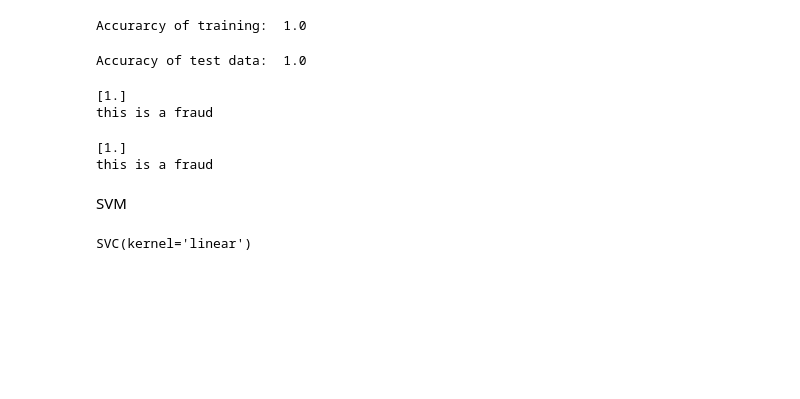
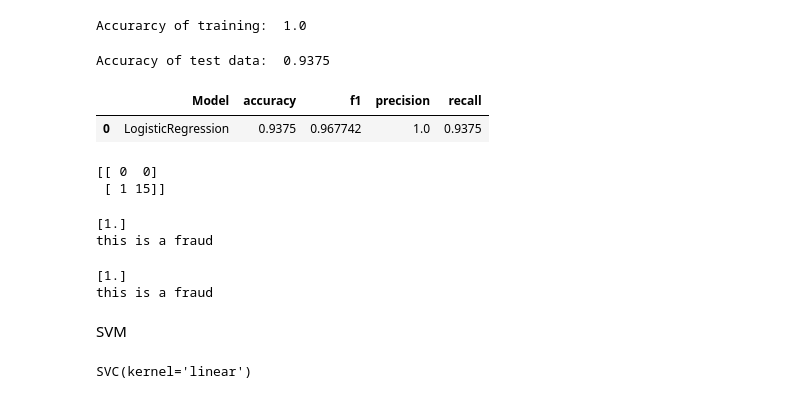
Before and after one commit to Manisha868/Codesoft, a Jupyter notebook: Task2creditcard.ipynb, the cells around one changed output. Cells and saved outputs as stored; diff of their text form; code cells hidden in the pictures; blank space fills up the shorter version.

```diff
--- a/Task2creditcard.ipynb
+++ b/Task2creditcard.ipynb
@@ -195,7 +210,7 @@ dtype: int64
 Y=new_data['Class']
 X=new_data.drop(['Class'], axis=1)
 # %%
-X_train, X_test, Y_train,Y_test= train_test_split(X,Y, random_state=2, test_size=2 , stratify=Y)
+X_train, X_test, Y_train,Y_test= train_test_split(X,Y, random_state=4, test_size=0.2 , stratify=Y)
 # %%
 print(X.shape, X_train.shape, X_test.shape)
 # %% [output]
@@ -207 +222,10 @@ print(Y.shape, Y_train.shape, Y_test.shape)
+# %%
+# Scaling the data
+
+from sklearn.preprocessing import StandardScaler
+
+sc = StandardScaler()
+
+X_train = sc.fit_transform(X_train)
+X_test = sc.transform(X_test)
 # %%
@@ -231,7 +248,44 @@ test_data_accurrarcy= accuracy_score(X_test_predication,Y_test)
 # %%
 print("Accuracy of test data: ", test_data_accurrarcy)
 # %% [output]
-Accuracy of test data:  1.0
+Accuracy of test data:  0.9375
+# %%
+# Making the prediction
+
+y_pred = model.predict(X_test)
+# %%
+# Loading the metrics
+from sklearn.metrics import accuracy_score, confusion_matrix, f1_score, precision_score, recall_score
+
+# Calculate accuracy using the predicted and true target values (y_pred and y_test)
+acc = accuracy_score(Y_test, y_pred)
+
+# Calculate F1 score using the predicted and true target values (y_pred and y_test)
+f1 = f1_score(Y_test, y_pred)
+
+# Calculate precision score using the predicted and true target values (y_pred and y_test)
+prec = precision_score(Y_test, y_pred)
+
+# Calculate recall score using the predicted and true target values (y_pred and y_test)
+rec = recall_score(Y_test, y_pred)
+# %%
+# Getting the results
+
+results = pd.DataFrame([['LogisticRegression', acc, f1, prec, rec]],
+                       columns = ["Model", "accuracy", "f1", "precision", "recall"])
+
+results
+# %% [output]
+|  | Model | accuracy | f1 | precision | recall |
+| 0 | LogisticRegression | 0.9375 | 0.967742 | 1.0 | 0.9375 |
+# %%
+# Checking the confusion matrix
+
+cm = confusion_matrix(Y_test, y_pred)
+print(cm)
+# %% [output]
+[[ 0  0]
+ [ 1 15]]
 # %%
 input_data=(172785,0.120316379951799,0.931005133456557,-0.54601214242923,-0.745096793161792,1.13031397816167,-0.235973168158629,0.812722065951079,0.115092852853589,-0.204063519469111,-0.657422116060677,0.644837326570703,0.190916232525403,-0.546328942955805,-0.731706584889614,-0.808035531993001,0.599628129130251,0.0704407517011719,0.373110304063873,0.128903790001337,0.000675832856452499,-0.314204648223592,-0.808520401993816,0.0503426632887123,0.102799589780576,-0.435870086042398,0.124078875348614,0.217939865307537,0.0688033338950257,2.69)
 input_data_as_numpy_array= np.asarray(input_data)
```
Also changed, not shown: parts of 18 cells of this notebook.
